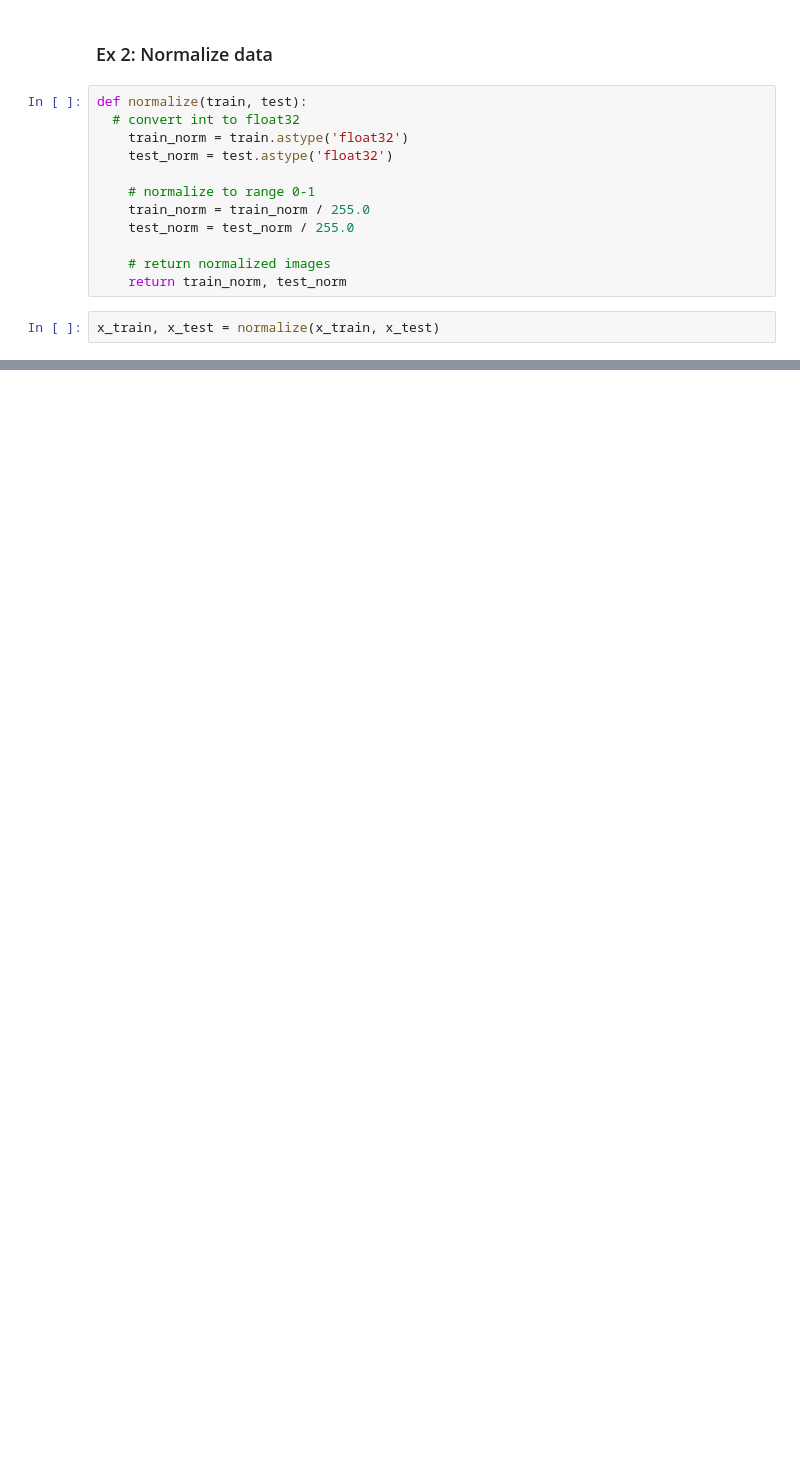
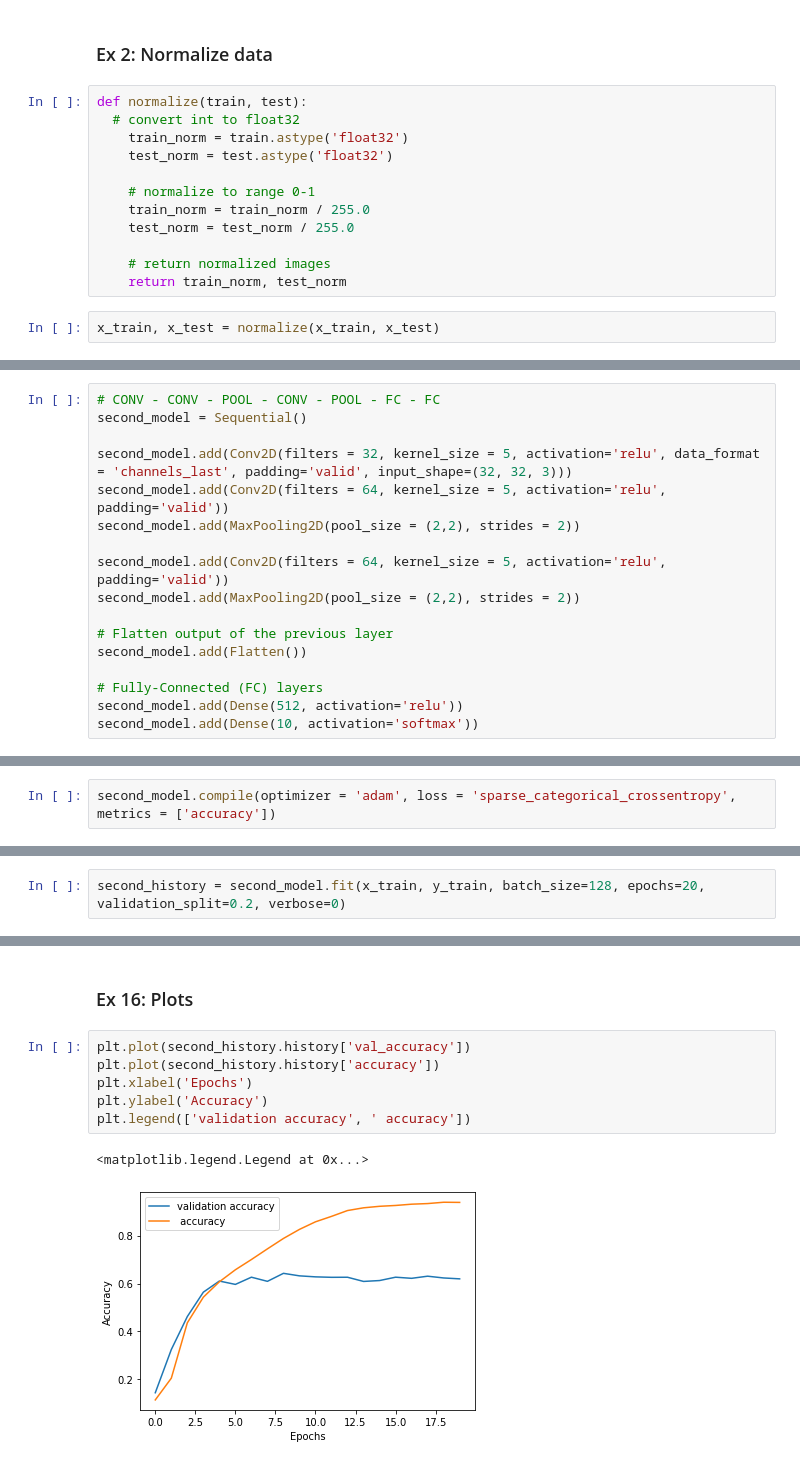
Before and after one commit to m-cheicki/ESILV_Neural_Networks, a Jupyter notebook: CNN_for_CIFAR_10.ipynb, the cells around one changed output, grey strips where cells are left out. Cells and saved outputs as stored; diff of their text form; blank space fills up the shorter version.

```diff
--- a/CNN_for_CIFAR_10.ipynb
+++ b/CNN_for_CIFAR_10.ipynb
@@ -104,0 +193,17 @@ def define_model():
+# %%
+# CONV - CONV - POOL - CONV - POOL - FC - FC
+second_model = Sequential()
+
+second_model.add(Conv2D(filters = 32, kernel_size = 5, activation='relu', data_format = 'channels_last', padding='valid', input_shape=(32, 32, 3)))
+second_model.add(Conv2D(filters = 64, kernel_size = 5, activation='relu', padding='valid'))
+second_model.add(MaxPooling2D(pool_size = (2,2), strides = 2))
+
+second_model.add(Conv2D(filters = 64, kernel_size = 5, activation='relu', padding='valid'))
+second_model.add(MaxPooling2D(pool_size = (2,2), strides = 2))
+
+# Flatten output of the previous layer
+second_model.add(Flatten())
+
+# Fully-Connected (FC) layers
+second_model.add(Dense(512, activation='relu'))
+second_model.add(Dense(10, activation='softmax'))
@@ -104,0 +234,2 @@ def define_model():
+# %%
+second_model.compile(optimizer = 'adam', loss = 'sparse_categorical_crossentropy', metrics = ['accuracy'])
@@ -104,0 +238,2 @@ def define_model():
+# %%
+second_history = second_model.fit(x_train, y_train, batch_size=128, epochs=20, validation_split=0.2, verbose=0)
@@ -104,0 +248,11 @@ def define_model():
+# %% [markdown]
+### Ex 16: Plots
+# %%
+plt.plot(second_history.history['val_accuracy'])
+plt.plot(second_history.history['accuracy'])
+plt.xlabel('Epochs')
+plt.ylabel('Accuracy')
+plt.legend(['validation accuracy', ' accuracy'])
+# %% [output]
+<matplotlib.legend.Legend at 0x...>
+[figure, added]
```
Also changed, not shown: parts of 50 cells of this notebook.
